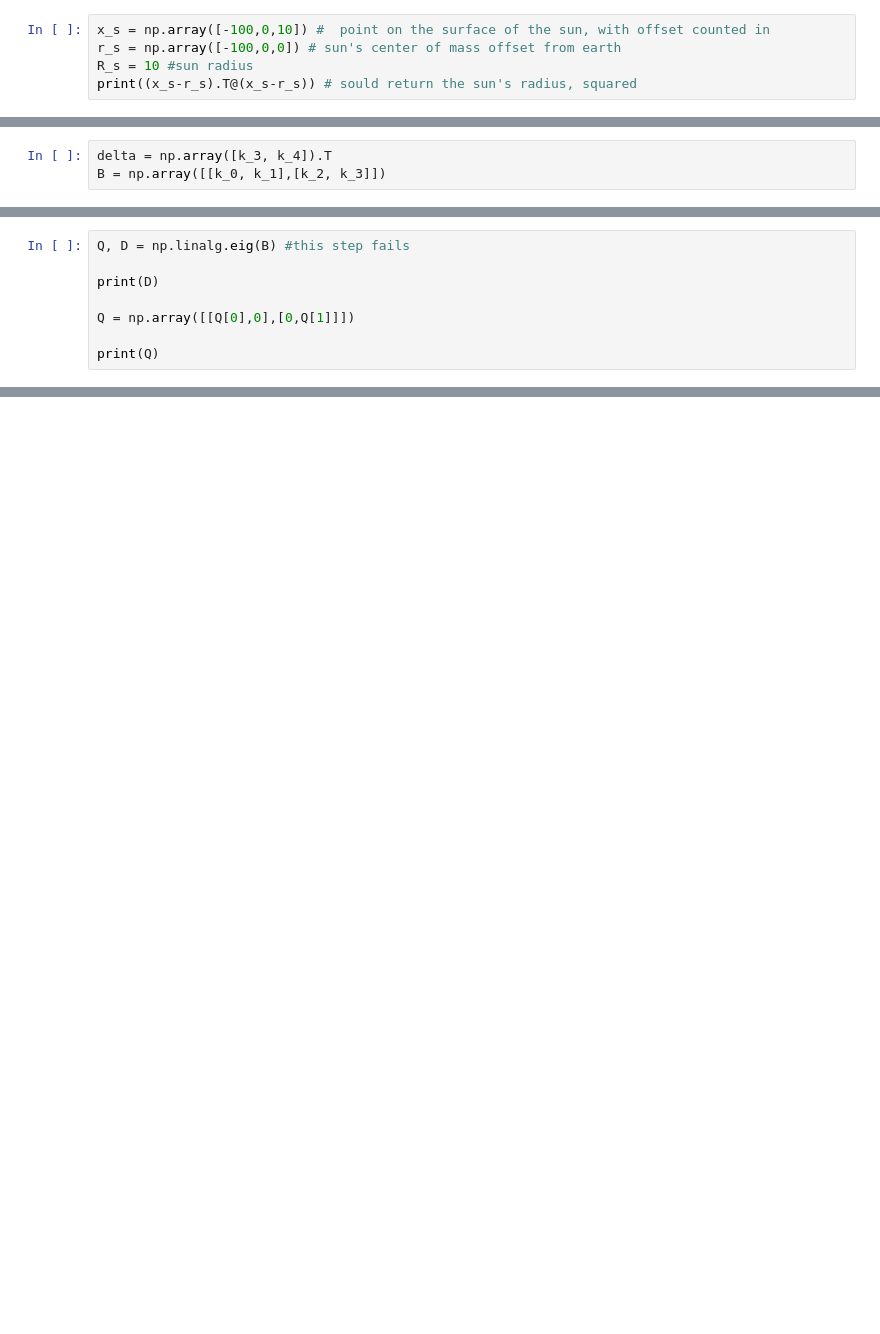
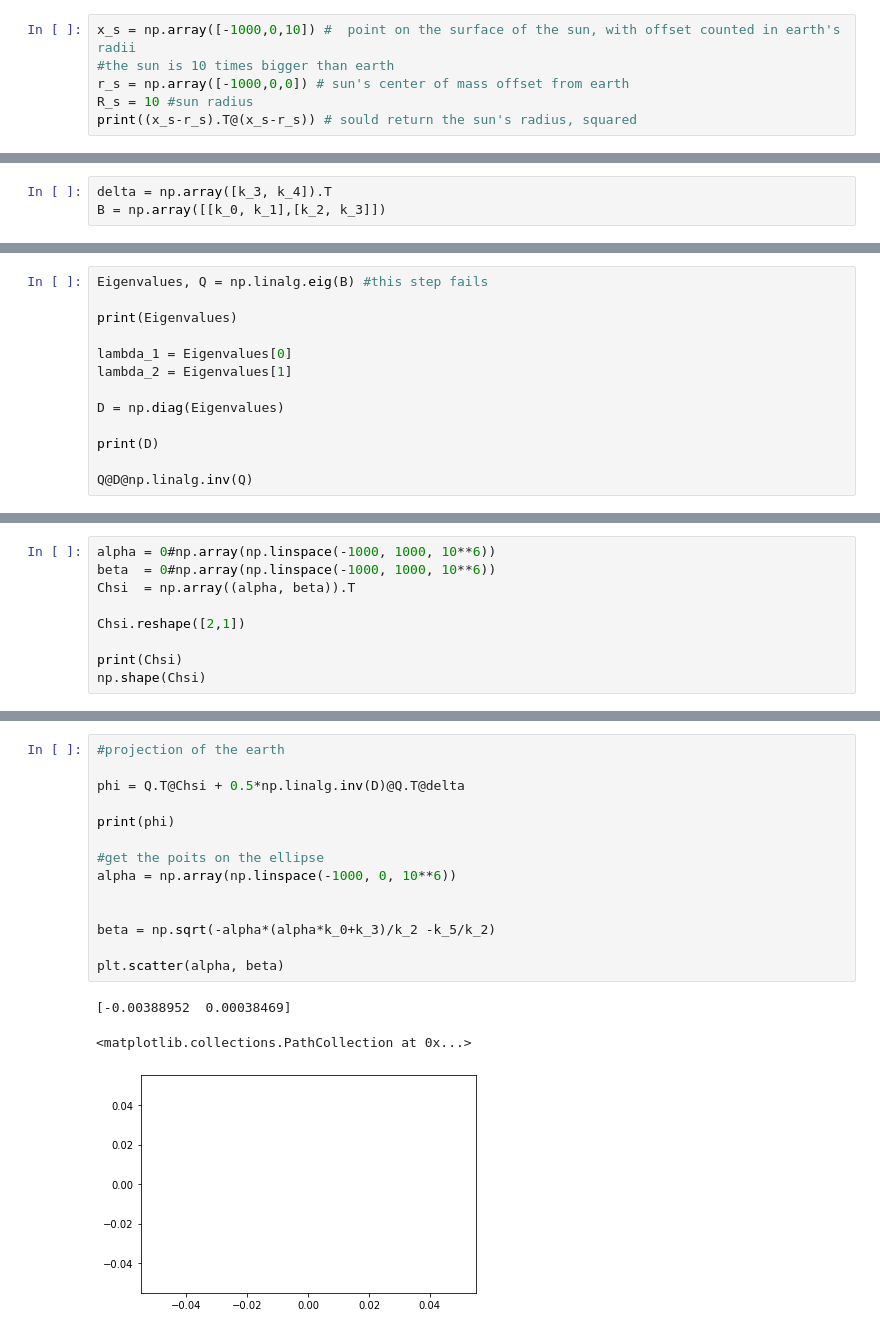
Before and after one commit to vittorioserra/jupiter_moons, a Jupyter notebook: pymeeus-master/Phenomena/Enhanced shadow model.ipynb, the cells around one changed output, grey strips where cells are left out. Drawn from its saved outputs; the diff is of its cells as text; blank space fills up the shorter version.

```diff
--- a/pymeeus-master/Phenomena/Enhanced shadow model.ipynb
+++ b/pymeeus-master/Phenomena/Enhanced shadow model.ipynb
@@ -13,8 +15,9 @@ print(x_e.T @ A @ x_e) #the result of this equaton should be one
 # %% [output]
 1.0
 # %%
-x_s = np.array([-100,0,10]) #  point on the surface of the sun, with offset counted in
-r_s = np.array([-100,0,0]) # sun's center of mass offset from earth
+x_s = np.array([-1000,0,10]) #  point on the surface of the sun, with offset counted in earth's radii
+#the sun is 10 times bigger than earth
+r_s = np.array([-1000,0,0]) # sun's center of mass offset from earth
 R_s = 10 #sun radius
 print((x_s-r_s).T@(x_s-r_s)) # sould return the sun's radius, squared
 # %% [output]
@@ -62,9 +94,14 @@ print(B)
 # %%
-Q, D = np.linalg.eig(B) #this step fails
+Eigenvalues, Q = np.linalg.eig(B) #this step fails
+
+print(Eigenvalues)
+
+lambda_1 = Eigenvalues[0]
+lambda_2 = Eigenvalues[1]
+
+D = np.diag(Eigenvalues)
 
 print(D)
 
-Q = np.array([[Q[0],0],[0,Q[1]]])
-
-print(Q)
+Q@D@np.linalg.inv(Q)
 # %% [output]
@@ -84,0 +125,9 @@ print(Q@D@Q.T)
+# %%
+alpha = 0#np.array(np.linspace(-1000, 1000, 10**6))
+beta  = 0#np.array(np.linspace(-1000, 1000, 10**6))
+Chsi  = np.array((alpha, beta)).T
+
+Chsi.reshape([2,1])
+
+print(Chsi)
+np.shape(Chsi)
@@ -84,0 +137,18 @@ print(Q@D@Q.T)
+# %%
+#projection of the earth
+
+phi = Q.T@Chsi + 0.5*np.linalg.inv(D)@Q.T@delta
+
+print(phi)
+
+#get the poits on the ellipse
+alpha = np.array(np.linspace(-1000, 0, 10**6))
+
+
+beta = np.sqrt(-alpha*(alpha*k_0+k_3)/k_2 -k_5/k_2)
+
+plt.scatter(alpha, beta)
+# %% [output]
+[-0.00388952  0.00038469]
+<matplotlib.collections.PathCollection at 0x...>
+[figure, added]
```
Also changed, not shown: parts of 21 cells of this notebook, 8 other files.
